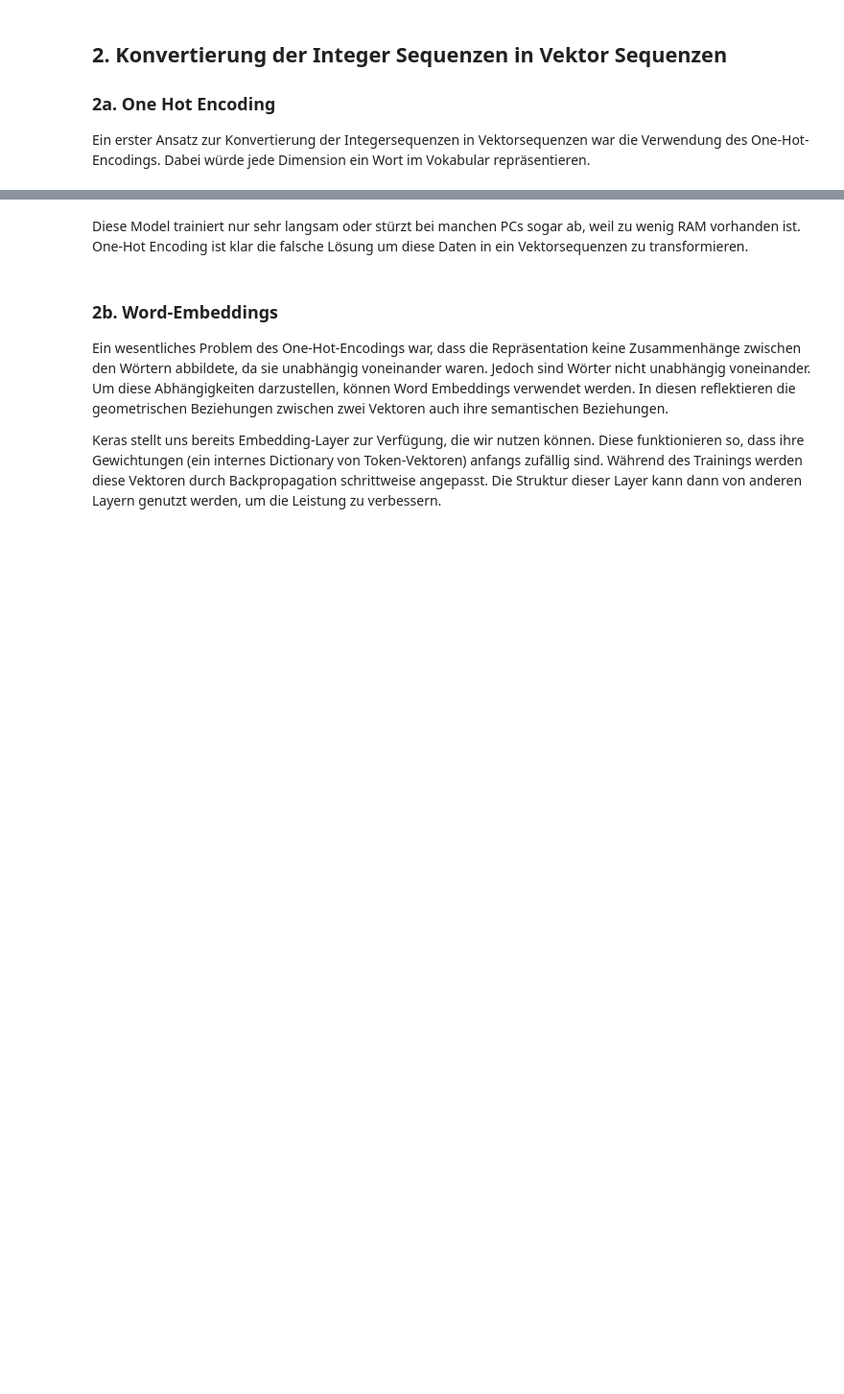
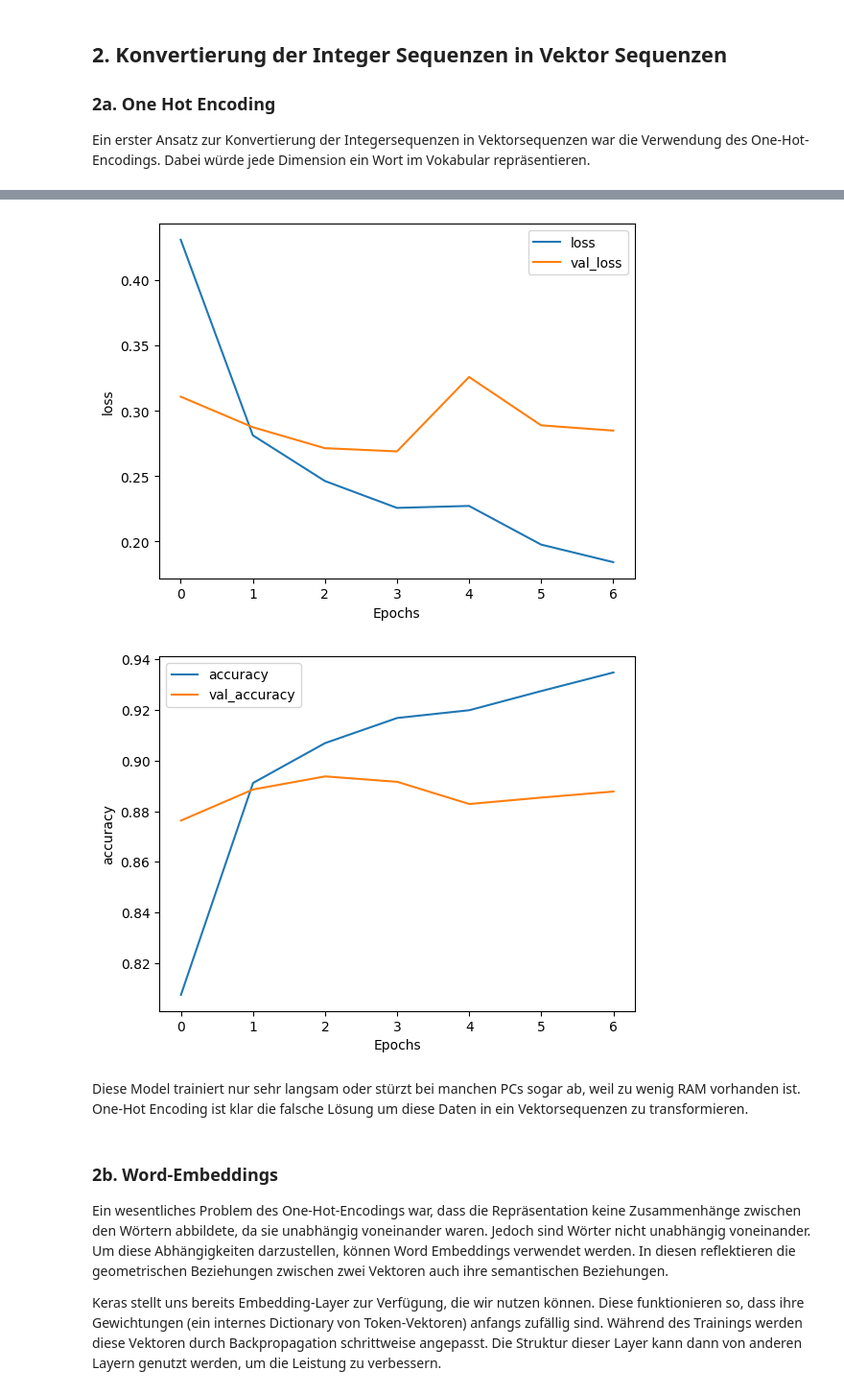
Before and after one commit to MaltePetersen/Sentiment-Analyse, a Jupyter notebook: 4.lstm_word_embedding.ipynb, the cells around one changed output, grey strips where cells are left out. Shown: that part at 96% size. Saved outputs shown, nothing was run; the diff lists cells and outputs as text; code cells hidden in the pictures; blank space fills up the shorter version.

```diff
--- a/4.lstm_word_embedding.ipynb
+++ b/4.lstm_word_embedding.ipynb
@@ -198,3 +313,9 @@ model.evaluate(int_test_ds)
+# %%
+from utils.plot_utils import plot_history_metrics
+plot_history_metrics(oh_history, ["loss", "accuracy"])
+# %% [output]
+[figure, added]
+[figure, added]
 # %% [markdown]
 Diese Model trainiert nur sehr langsam oder stürzt bei manchen PCs sogar ab, weil zu wenig RAM vorhanden ist. One-Hot Encoding ist klar die falsche Lösung um diese Daten in ein Vektorsequenzen zu transformieren.
 # %% [markdown]
```
Also changed, not shown: parts of 21 cells of this notebook.
